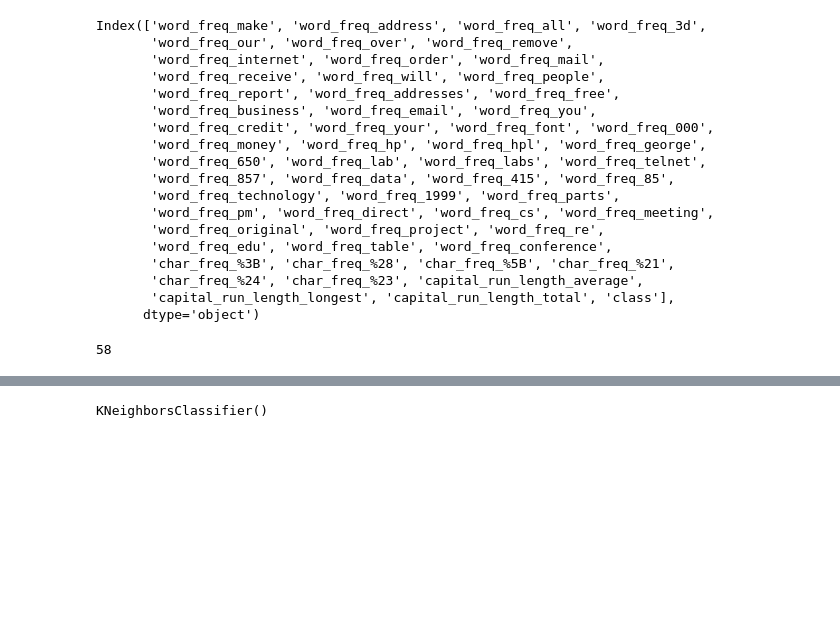
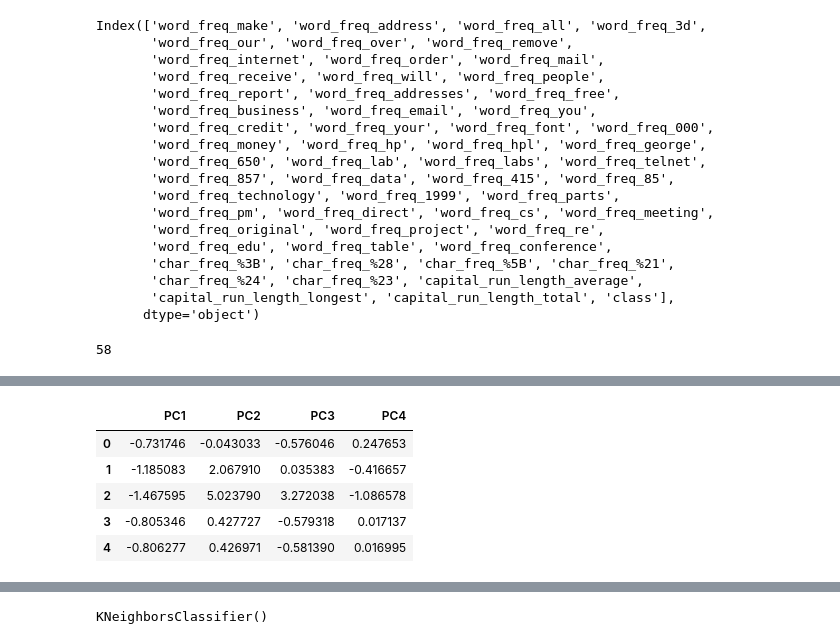
Before and after one commit to AshvinVignesh/Spam-Mail-Detection, a Jupyter notebook: SPAM_MAIL_CW.ipynb, the cells around one changed output, grey strips where cells are left out. Saved outputs shown, nothing was run; the diff lists cells and outputs as text; code cells hidden in the pictures; blank space fills up the shorter version.

```diff
--- a/SPAM_MAIL_CW.ipynb
+++ b/SPAM_MAIL_CW.ipynb
@@ -66,0 +95,10 @@ Y= df['class'].values
+# %%
+x = pd.DataFrame(data = principle_comoponents, columns=['PC1', 'PC2','PC3','PC4'])
+x.head()
+# %% [output]
+|  | PC1 | PC2 | PC3 | PC4 |
+| 0 | -0.731746 | -0.043033 | -0.576046 | 0.247653 |
+| 1 | -1.185083 | 2.067910 | 0.035383 | -0.416657 |
+| 2 | -1.467595 | 5.023790 | 3.272038 | -1.086578 |
+| 3 | -0.805346 | 0.427727 | -0.579318 | 0.017137 |
+| 4 | -0.806277 | 0.426971 | -0.581390 | 0.016995 |
```
Also changed, not shown: parts of 16 cells of this notebook.
